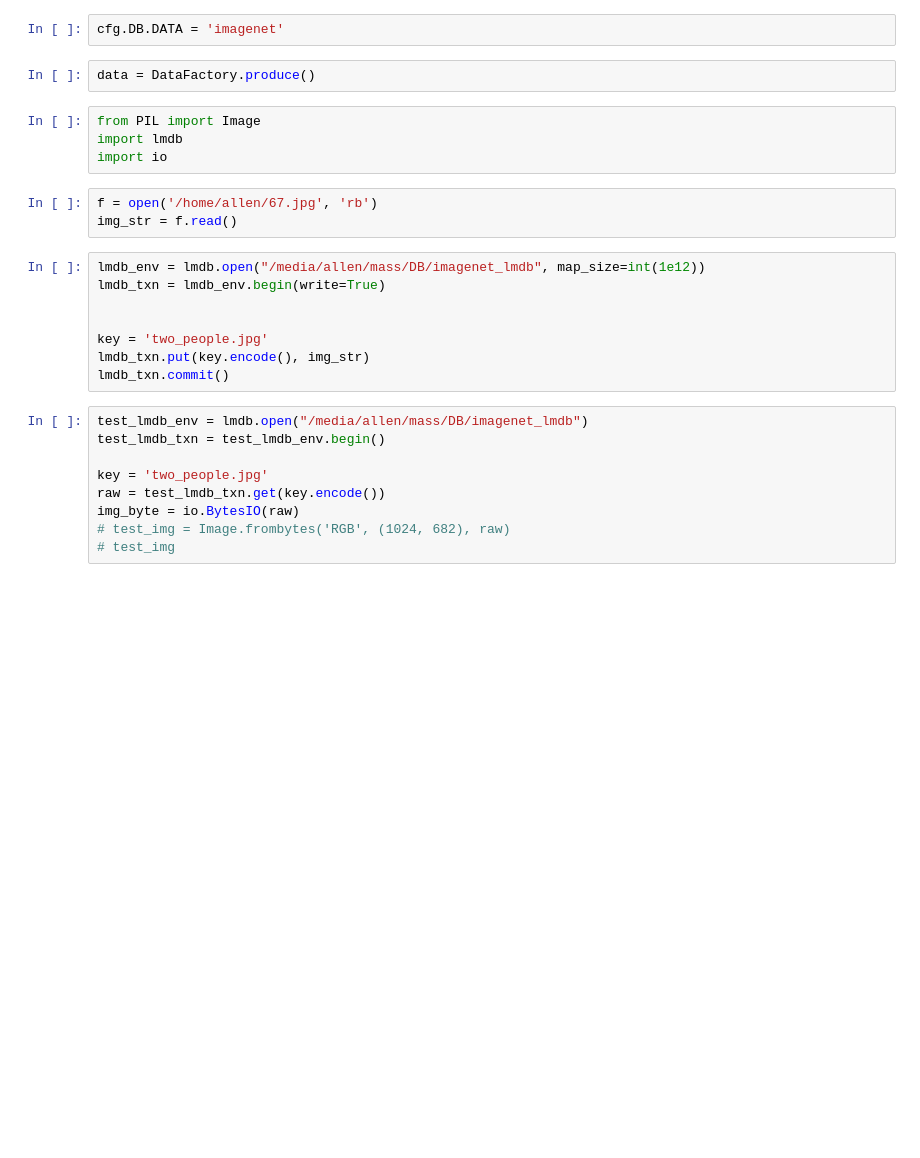
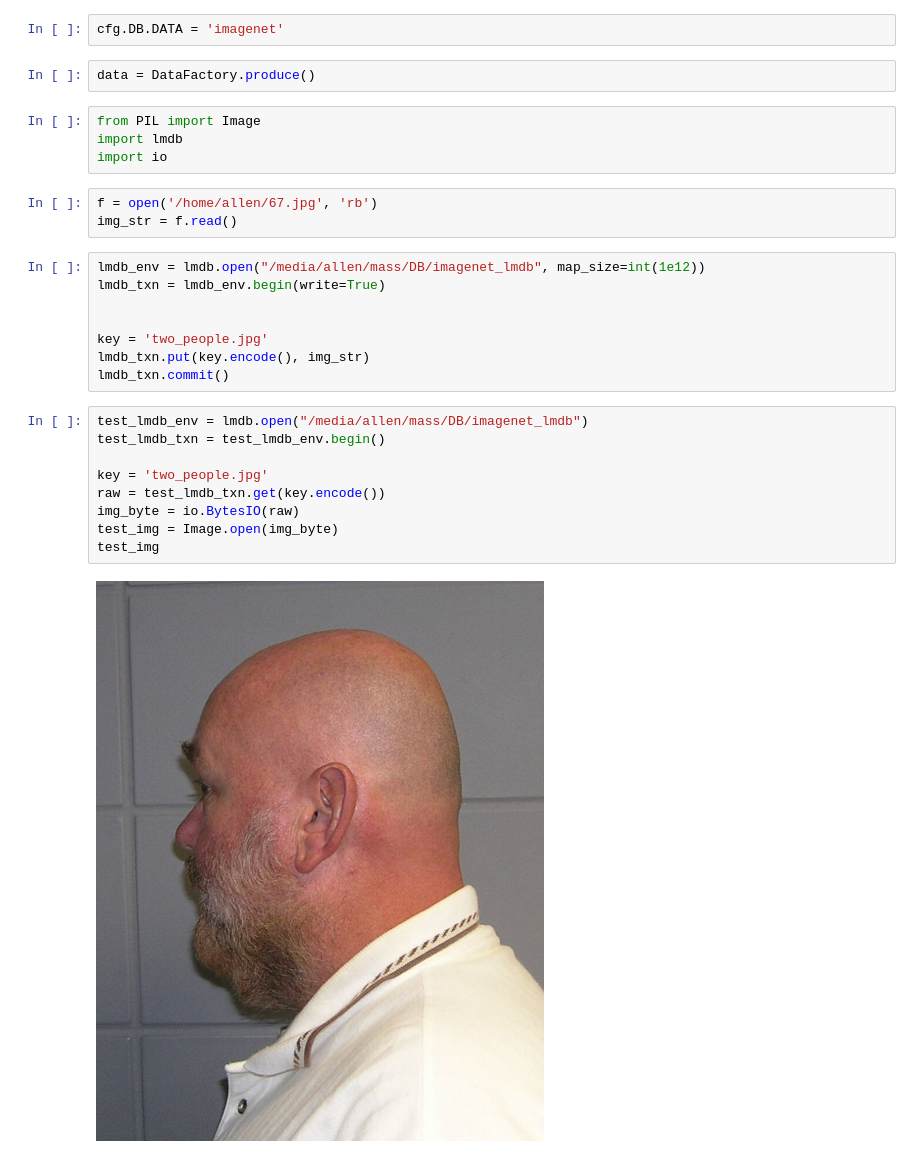
Before and after one commit to kakusikun/deep-learning-works, a Jupyter notebook: notebook/PIL LMDB image string.ipynb, the cells around one changed output. Saved outputs shown, nothing was run; the diff lists cells and outputs as text; blank space fills up the shorter version.

```diff
--- a/notebook/PIL LMDB image string.ipynb
+++ b/notebook/PIL LMDB image string.ipynb
@@ -25,9 +25,11 @@ lmdb_txn.commit()
 # %%
 test_lmdb_env = lmdb.open("/media/allen/mass/DB/imagenet_lmdb")
 test_lmdb_txn = test_lmdb_env.begin()
 
 key = 'two_people.jpg'
 raw = test_lmdb_txn.get(key.encode())
 img_byte = io.BytesIO(raw)
-# test_img = Image.frombytes('RGB', (1024, 682), raw)
-# test_img
+test_img = Image.open(img_byte)
+test_img
+# %% [output]
+[figure, added]
```
Also changed, not shown: parts of 1 cell of this notebook, 14 other files.
